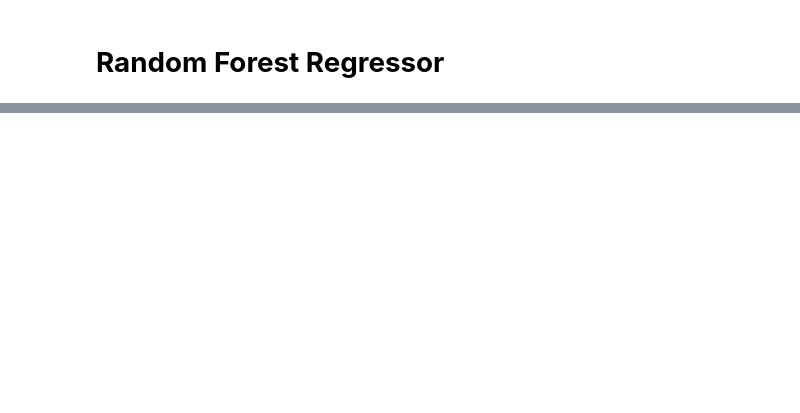
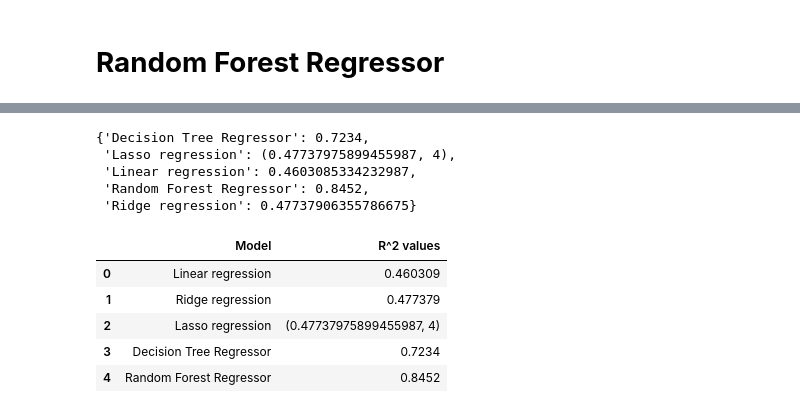
Before and after one commit to tnatani/Bike-sharing-demand-predication, a Jupyter notebook: Tushar_Natani_Bike_Sharing_Demand_Prediction_Capstone_Project.ipynb, the cells around one changed output, grey strips where cells are left out. Saved outputs shown, nothing was run; the diff lists cells and outputs as text; code cells hidden in the pictures; blank space fills up the shorter version.

```diff
--- a/Tushar_Natani_Bike_Sharing_Demand_Prediction_Capstone_Project.ipynb
+++ b/Tushar_Natani_Bike_Sharing_Demand_Prediction_Capstone_Project.ipynb
@@ -689,2 +683,23 @@ reporting
 # %% [markdown]
 # **Random Forest Regressor**
+# %%
+# ASSIGNING THE REGRESSOR
+randomForest = RandomForestRegressor()
+
+# SETTING THE PARAMETERS
+param = {'n_estimators': [20, 40, 60, 80, 100],
+         'max_depth' : [50, 70, 90, 100],
+         'min_samples_split' : [1, 2, 4, 6, 8],
+         'min_samples_leaf': [1, 2, 3, 4],
+         'bootstrap' : [True, False]
+        }
+
+# APPLYING GRID SEARCH CV
+gridSearch_RandomForest = GridSearchCV(randomForest, param, scoring = 'r2', cv = 5)
+gridSearch_RandomForest.fit(X_train ,y_train)
+
+# GETTING BEST ESTIMATOR
+best_randomForest = gridSearch_RandomForest.best_estimator_
+
+# GETTING BEST SCORE
+bestrandomForest_testScore = best_randomForest.score(X_test, y_test)
@@ -690,0 +723,9 @@ reporting
+# %%
+reporting['Random Forest Regressor'] = round(bestrandomForest_testScore, 4)
+reporting
+# %% [output]
+{'Decision Tree Regressor': 0.7234,
+ 'Lasso regression': (0.47737975899455987, 4),
+ 'Linear regression': 0.4603085334232987,
+ 'Random Forest Regressor': 0.8452,
+ 'Ridge regression': 0.47737906355786675}
@@ -690,0 +738,13 @@ reporting
+# %%
+# GETTING THE SCORES OF ALL THE REGRESSORS
+reporting_df = pd.DataFrame()
+reporting_df['Model'] = reporting.keys()
+reporting_df['R^2 values'] = reporting.values()
+reporting_df
+# %% [output]
+|  | Model | R^2 values |
+| 0 | Linear regression | 0.460309 |
+| 1 | Ridge regression | 0.477379 |
+| 2 | Lasso regression | (0.47737975899455987, 4) |
+| 3 | Decision Tree Regressor | 0.7234 |
+| 4 | Random Forest Regressor | 0.8452 |
```
Also changed, not shown: parts of 15 cells of this notebook.
